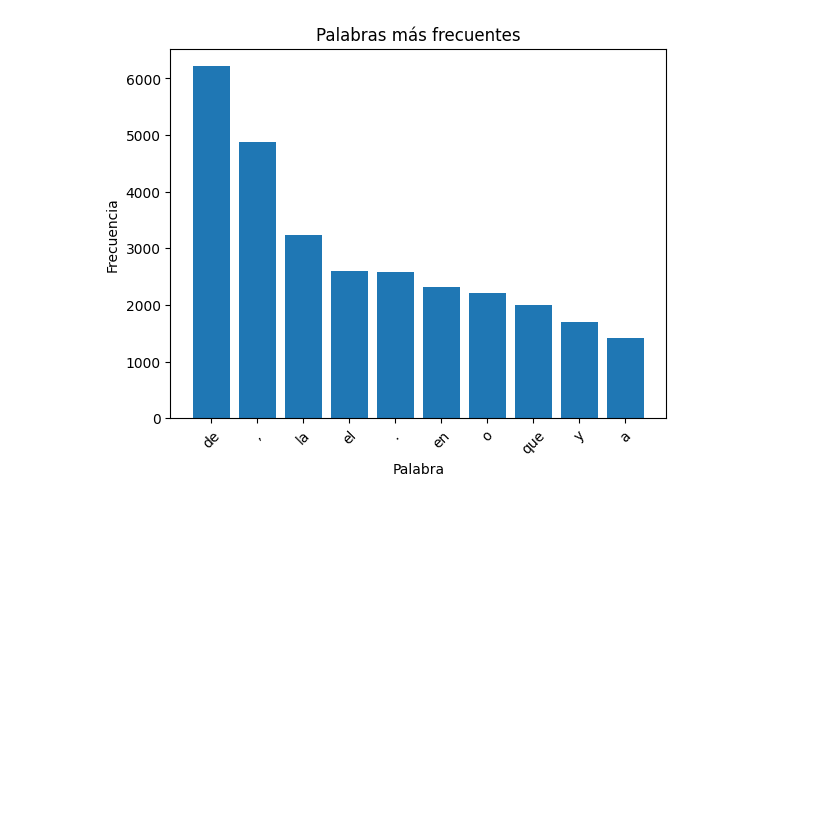
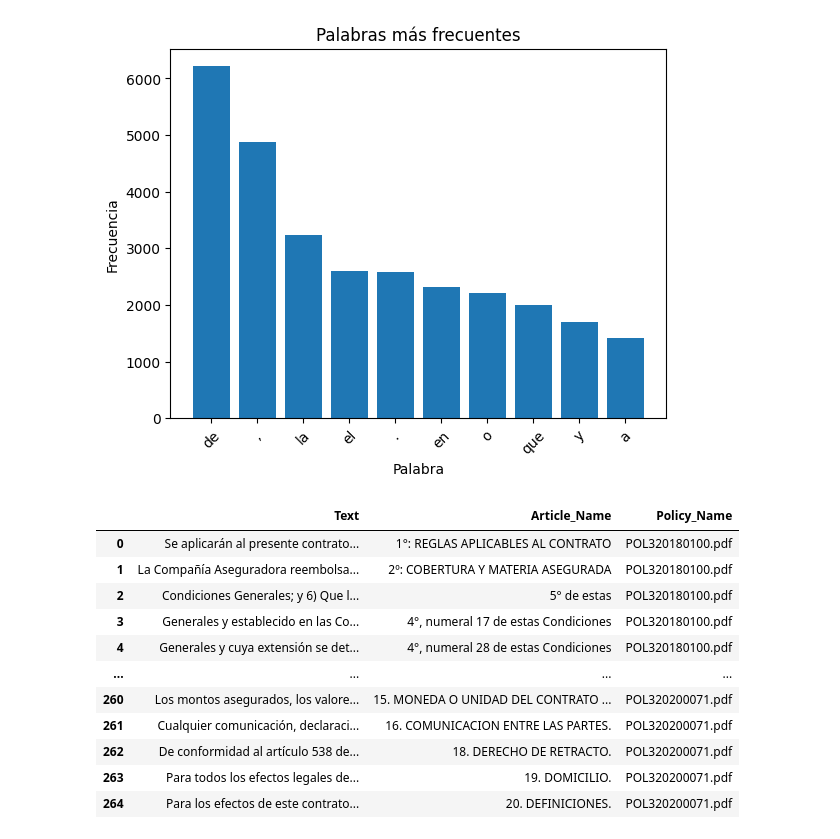
Before and after one commit to rodrigo-ds4/InsuranceAIBot, a Jupyter notebook: notebooks/download.ipynb, the cells around one changed output. Drawn from its saved outputs; the diff is of its cells as text; code cells hidden in the pictures; blank space fills up the shorter version.

```diff
--- a/notebooks/download.ipynb
+++ b/notebooks/download.ipynb
@@ -159,48 +176,63 @@ plt.show()
 # %%
-import os
-import pandas as pd
-import PyPDF2
-
-# Ruta de la carpeta que contiene los PDFs de las pólizas
+# Ruta de la carpeta que contiene los archivos PDF
 folder_path = "../raw-dataset/"
 
 # Listas para almacenar los datos extraídos
-textos = []
-nombres_articulos = []
-nombres_polizas = []
+texts = []
+article_names = []
+policy_names = []
 
 # Iterar sobre los archivos en la carpeta
 for file in os.listdir(folder_path):
     if file.endswith(".pdf"):  # Verificar si el archivo es un PDF
         file_path = os.path.join(folder_path, file)  # Obtener la ruta completa del archivo
 
         # Leer el archivo PDF
-        with open(file_path, "rb") as pdf_file:
-            reader = PyPDF2.PdfReader(pdf_file)
+        with pdfplumber.open(file_path) as pdf:
+            # Extraer texto de cada página
+            for page in pdf.pages:
+                page_text = page.extract_text()
+                page_text = re.sub(r'Artículo', 'ARTÍCULO', page_text)
+                # Dividir el texto en artículos utilizando una combinación de métodos
+                articles = []
 
-            # Extraer el texto de cada página
-            for page in reader.pages:
-                page_text = page.extract_text()
-
-                # Dividir el texto en artículos
-                articulos = page_text.split("ARTÍCULO")  # Separar por línea en blanco y la palabra "Artículo"
+                # Dividir por "ARTÍCULO"
+                articles += page_text.split("ARTÍCULO")[1:]
 
                 # Iterar sobre los artículos y almacenar los datos en las listas
-                for articulo in articulos[1:]:  # Omitir el primer elemento, ya que suele ser el encabezado de la póliza
-                    #nombre_articulo, texto = articulo.split("\n", 1)  # Dividir el artículo en nombre y texto
-                    nombre_poliza = file  # Utilizar el nombre del archivo como nombre de la póliza
-
-                    nombres_articulos.append(nombre_articulo.strip())  # Eliminar espacios en blanco alrededor del nombre
-                    textos.append(texto.strip())  # Eliminar espacios en blanco alrededor del texto
-                    nombres_polizas.append(nombre_poliza)
+                for article in articles:
+                    split_article = article.split("\n", 1)
+                    if len(split_article) == 2:
+                        article_name, text = split_article
+                    else:
+                        article_name = "Nombre del artículo no encontrado"
+                        text = article
+                    policy_name = file  # Utilizar el nombre del archivo como nombre de la política
+                    article_names.append(article_name.strip())
+                    texts.append(text.strip())
+                    policy_names.append(policy_name)
 
 # Crear el DataFrame
 df = pd.DataFrame({
-    "Texto": textos,
-    "Nombre_Articulo": nombres_articulos,
-    "Nombre_Poliza": nombres_polizas
+    "Text": texts,
+    "Article_Name": article_names,
+    "Policy_Name": policy_names
 })
 
 # Mostrar el DataFrame
-print(df.head())
+display(df)
+
+result = df.loc[df['Policy_Name'] == 'POL320210063.pdf']
 # %% [output]
+|  | Text | Article_Name | Policy_Name |
+| 0 | Se aplicarán al presente contrato... | 1°: REGLAS APLICABLES AL CONTRATO | POL320180100.pdf |
+| 1 | La Compañía Aseguradora reembolsa... | 2º: COBERTURA Y MATERIA ASEGURADA | POL320180100.pdf |
+| 2 | Condiciones Generales; y 6) Que l... | 5° de estas | POL320180100.pdf |
+| 3 | Generales y establecido en las Co... | 4°, numeral 17 de estas Condiciones | POL320180100.pdf |
+| 4 | Generales y cuya extensión se det... | 4°, numeral 28 de estas Condiciones | POL320180100.pdf |
+| ... | ... | ... | ... |
+| 260 | Los montos asegurados, los valore... | 15. MONEDA O UNIDAD DEL CONTRATO ... | POL320200071.pdf |
+| 261 | Cualquier comunicación, declaraci... | 16. COMUNICACION ENTRE LAS PARTES. | POL320200071.pdf |
+| 262 | De conformidad al artículo 538 de... | 18. DERECHO DE RETRACTO. | POL320200071.pdf |
+| 263 | Para todos los efectos legales de... | 19. DOMICILIO. | POL320200071.pdf |
+| 264 | Para los efectos de este contrato... | 20. DEFINICIONES. | POL320200071.pdf |
```
Also changed, not shown: parts of 3 cells of this notebook, 1 other file.
